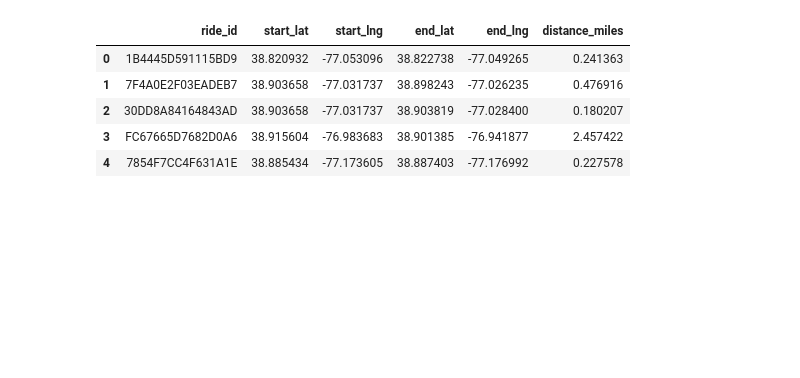
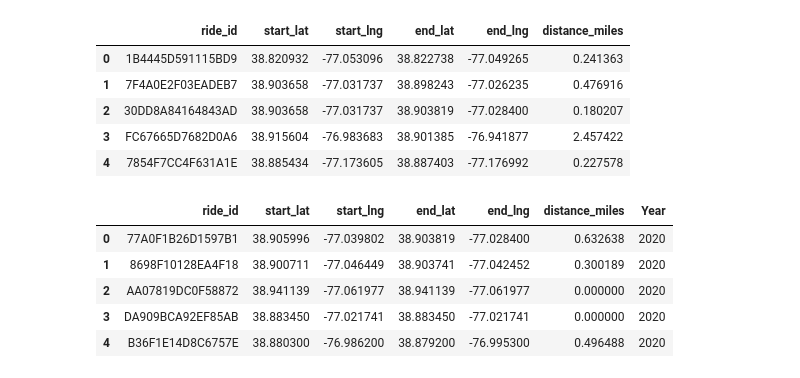
Before and after one commit to jackyzhang1008/DSAN-5100_Final_Project, a Jupyter notebook: Code/regression.ipynb, the cells around one changed output. Cells and saved outputs as stored; diff of their text form; code cells hidden in the pictures; blank space fills up the shorter version.

```diff
--- a/Code/regression.ipynb
+++ b/Code/regression.ipynb
@@ -43,3 +62,16 @@ data_2022.head()
 | 2 | 30DD8A84164843AD | 38.903658 | -77.031737 | 38.903819 | -77.028400 | 0.180207 |
 | 3 | FC67665D7682D0A6 | 38.915604 | -76.983683 | 38.901385 | -76.941877 | 2.457422 |
 | 4 | 7854F7CC4F631A1E | 38.885434 | -77.173605 | 38.887403 | -77.176992 | 0.227578 |
+# %%
+data_2020['Year'] = 2020
+data_2021['Year'] = 2021
+data_2022['Year'] = 2022
+combined_df = pd.concat([data_2020, data_2021, data_2022], ignore_index=True)
+combined_df.head()
+# %% [output]
+|  | ride_id | start_lat | start_lng | end_lat | end_lng | distance_miles | Year |
+| 0 | 77A0F1B26D1597B1 | 38.905996 | -77.039802 | 38.903819 | -77.028400 | 0.632638 | 2020 |
+| 1 | 8698F10128EA4F18 | 38.900711 | -77.046449 | 38.903741 | -77.042452 | 0.300189 | 2020 |
+| 2 | AA07819DC0F58872 | 38.941139 | -77.061977 | 38.941139 | -77.061977 | 0.000000 | 2020 |
+| 3 | DA909BCA92EF85AB | 38.883450 | -77.021741 | 38.883450 | -77.021741 | 0.000000 | 2020 |
+| 4 | B36F1E14D8C6757E | 38.880300 | -76.986200 | 38.879200 | -76.995300 | 0.496488 | 2020 |
```
Also changed, not shown: parts of 7 cells of this notebook, 3 other files.
